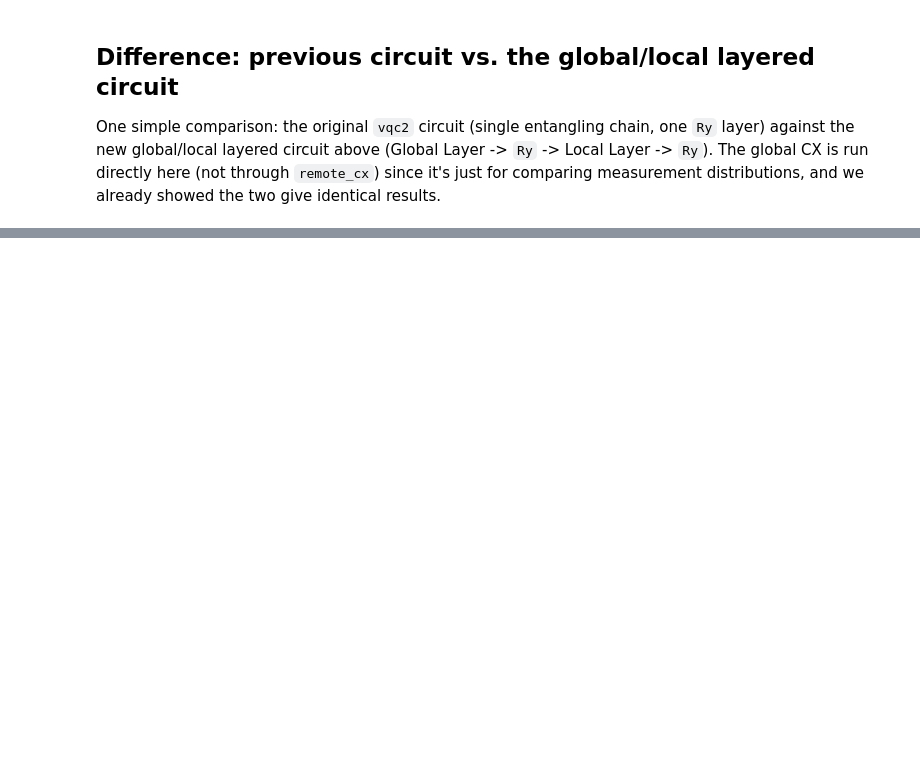
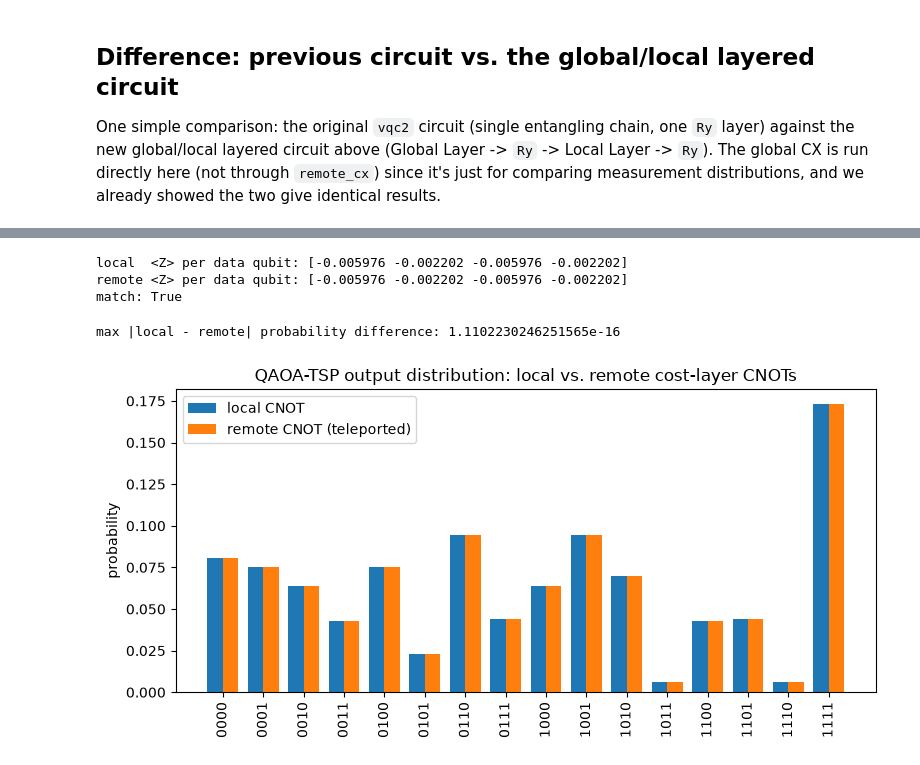
Before and after one commit to aahadj2/DQC, a Jupyter notebook: vqc_h_variation.ipynb, the cells around one changed output, grey strips where cells are left out. Drawn from its saved outputs; the diff is of its cells as text; code cells hidden in the pictures; blank space fills up the shorter version.

```diff
--- a/vqc_h_variation.ipynb
+++ b/vqc_h_variation.ipynb
@@ -863,0 +1002,77 @@ remote cnot gate vs normal
+# %%
+# remote version: same QAOA-TSP cost layer, but every CX goes through remote_cx()
+n_tot_qaoa = n_qaoa + 2          # 4 data qubits + 2 reusable ancillas
+anc_a_q, anc_b_q = 4, 5
+
+def qaoa_tsp_statevector(gamma, beta, remote):
+    prep = QuantumCircuit(n_tot_qaoa)
+    prep.h(range(n_qaoa))
+    for i in range(n_qaoa):
+        if abs(a_coef[i]) > 1e-9:
+            prep.rz(2 * gamma * a_coef[i], i)
+    sv = Statevector.from_label("0" * n_tot_qaoa).evolve(prep)
+
+    for (i, j), val in b_coef.items():
+        if remote:
+            sv = remote_cx(sv, control=i, target=j, anc_a=anc_a_q, anc_b=anc_b_q)
+            rz = QuantumCircuit(n_tot_qaoa)
+            rz.rz(2 * gamma * val, j)
+            sv = sv.evolve(rz)
+            sv = remote_cx(sv, control=i, target=j, anc_a=anc_a_q, anc_b=anc_b_q)
+        else:
+            qc = QuantumCircuit(n_tot_qaoa)
+            qc.cx(i, j)
+            qc.rz(2 * gamma * val, j)
+            qc.cx(i, j)
+            sv = sv.evolve(qc)
+
+    mixer = QuantumCircuit(n_tot_qaoa)
+    for i in range(n_qaoa):
+        mixer.rx(2 * beta, i)
+    sv = sv.evolve(mixer)
+    return sv
+
+sv_local = qaoa_tsp_statevector(gamma=0.8, beta=0.6, remote=False)
+sv_remote = qaoa_tsp_statevector(gamma=0.8, beta=0.6, remote=True)
+
+z_local = [z_expect(sv_local, i) for i in range(n_qaoa)]
+z_remote = [z_expect(sv_remote, i) for i in range(n_qaoa)]
+print("local  <Z> per data qubit:", np.round(z_local, 6))
+print("remote <Z> per data qubit:", np.round(z_remote, 6))
+print("match:", np.allclose(z_local, z_remote))
+# %% [output]
+local  <Z> per data qubit: [-0.005976 -0.002202 -0.005976 -0.002202]
+remote <Z> per data qubit: [-0.005976 -0.002202 -0.005976 -0.002202]
+match: True
+# %%
+# compare the full local vs. remote output distributions, side by side
+def marginal_dist(sv, n_data=n_qaoa):
+    probs = defaultdict(float)
+    for bits, p in sv.probabilities_dict().items():
+        probs[bits[-n_data:]] += p
+    return dict(probs)
+
+dist_local = marginal_dist(sv_local)
+dist_remote = marginal_dist(sv_remote)
+max_diff = max(abs(dist_local.get(b, 0) - dist_remote.get(b, 0))
+               for b in set(dist_local) | set(dist_remote))
+print("max |local - remote| probability difference:", max_diff)
+
+labels = sorted(set(dist_local) | set(dist_remote))
+local_vals = [dist_local.get(b, 0) for b in labels]
+remote_vals = [dist_remote.get(b, 0) for b in labels]
+
+x = np.arange(len(labels))
+width = 0.38
+plt.figure(figsize=(8, 4))
+plt.bar(x - width / 2, local_vals, width, label="local CNOT", color="tab:blue")
+plt.bar(x + width / 2, remote_vals, width, label="remote CNOT (teleported)", color="tab:orange")
+plt.xticks(x, labels, rotation=90)
+plt.ylabel("probability")
+plt.title("QAOA-TSP output distribution: local vs. remote cost-layer CNOTs")
+plt.legend()
+plt.tight_layout()
+plt.show()
+# %% [output]
+max |local - remote| probability difference: 1.1102230246251565e-16
+[figure, added]
```
Also changed, not shown: parts of 16 cells of this notebook.
